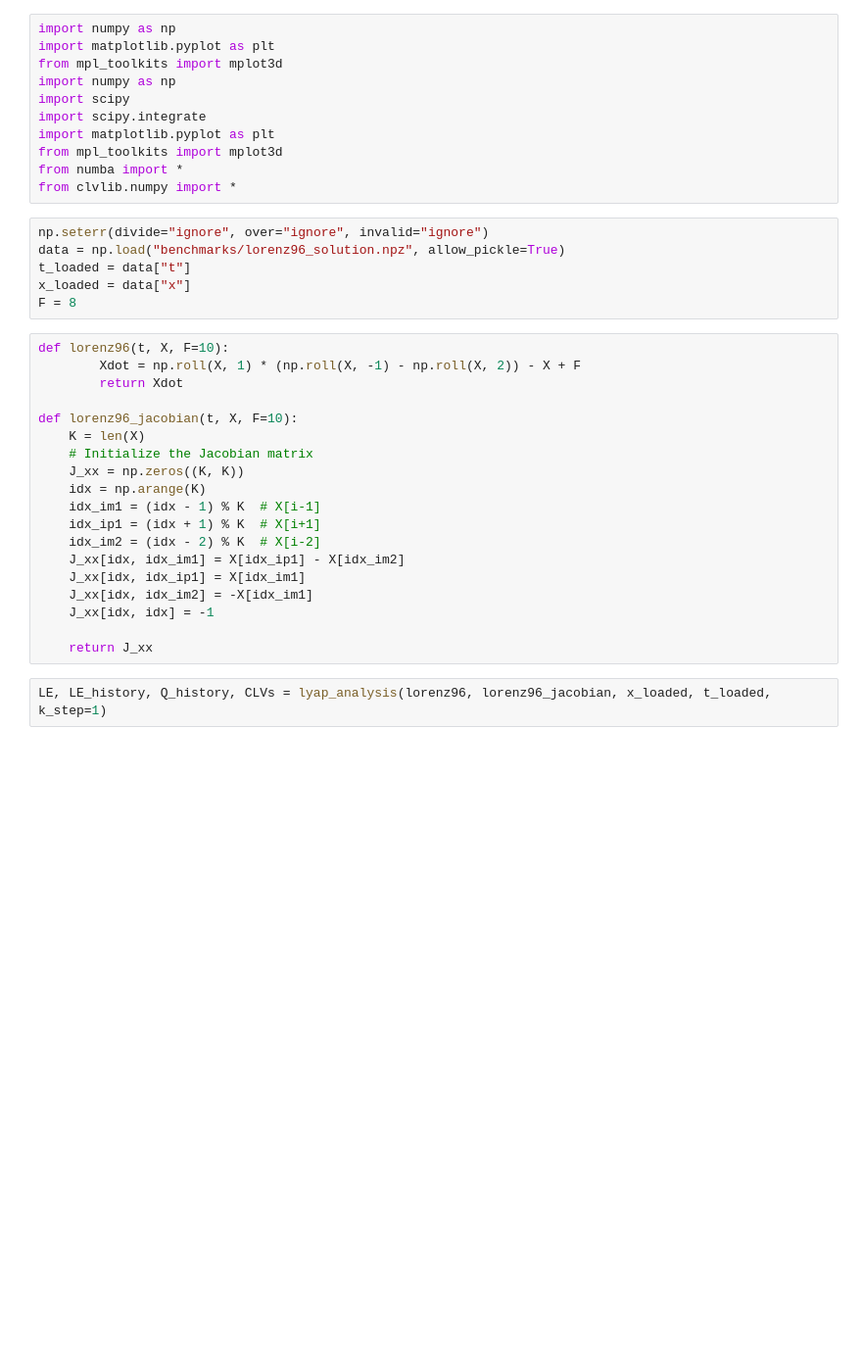
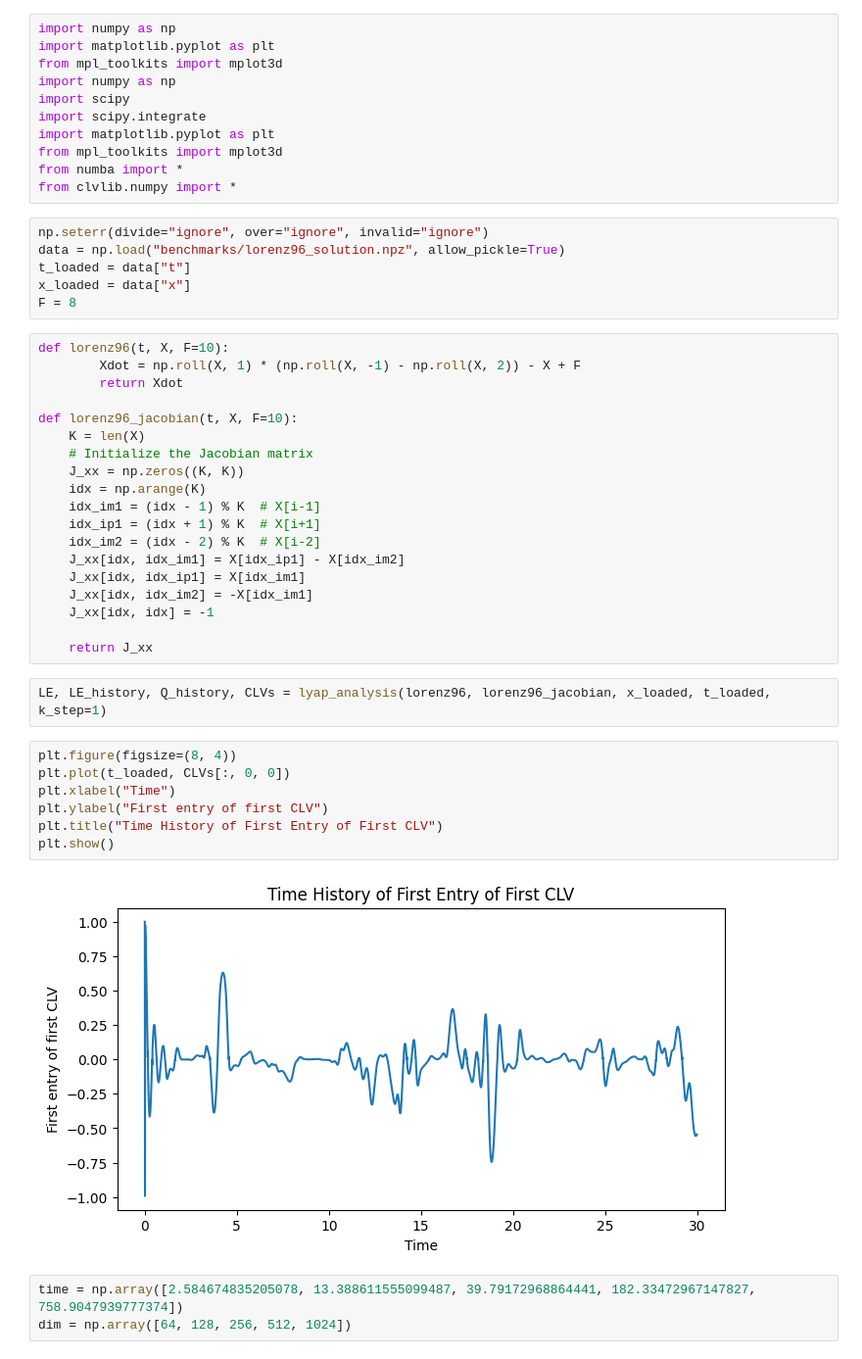
Before and after one commit to MagriLab/clvlib, a Jupyter notebook: prova.ipynb, the cells around one changed output. Shown: that part at 98% size. Cells and saved outputs as stored; diff of their text form; blank space fills up the shorter version.

```diff
--- a/prova.ipynb
+++ b/prova.ipynb
@@ -36,3 +36,15 @@ def lorenz96_jacobian(t, X, F=10):
     return J_xx
 # %%
 LE, LE_history, Q_history, CLVs = lyap_analysis(lorenz96, lorenz96_jacobian, x_loaded, t_loaded, k_step=1)
+# %%
+plt.figure(figsize=(8, 4))
+plt.plot(t_loaded, CLVs[:, 0, 0])
+plt.xlabel("Time")
+plt.ylabel("First entry of first CLV")
+plt.title("Time History of First Entry of First CLV")
+plt.show()
+# %% [output]
+[figure, added]
+# %%
+time = np.array([2.584674835205078, 13.388611555099487, 39.79172968864441, 182.33472967147827, 758.9047939777374])
+dim = np.array([64, 128, 256, 512, 1024])
```
Also changed, not shown: parts of 1 cell of this notebook, 14 other files.
